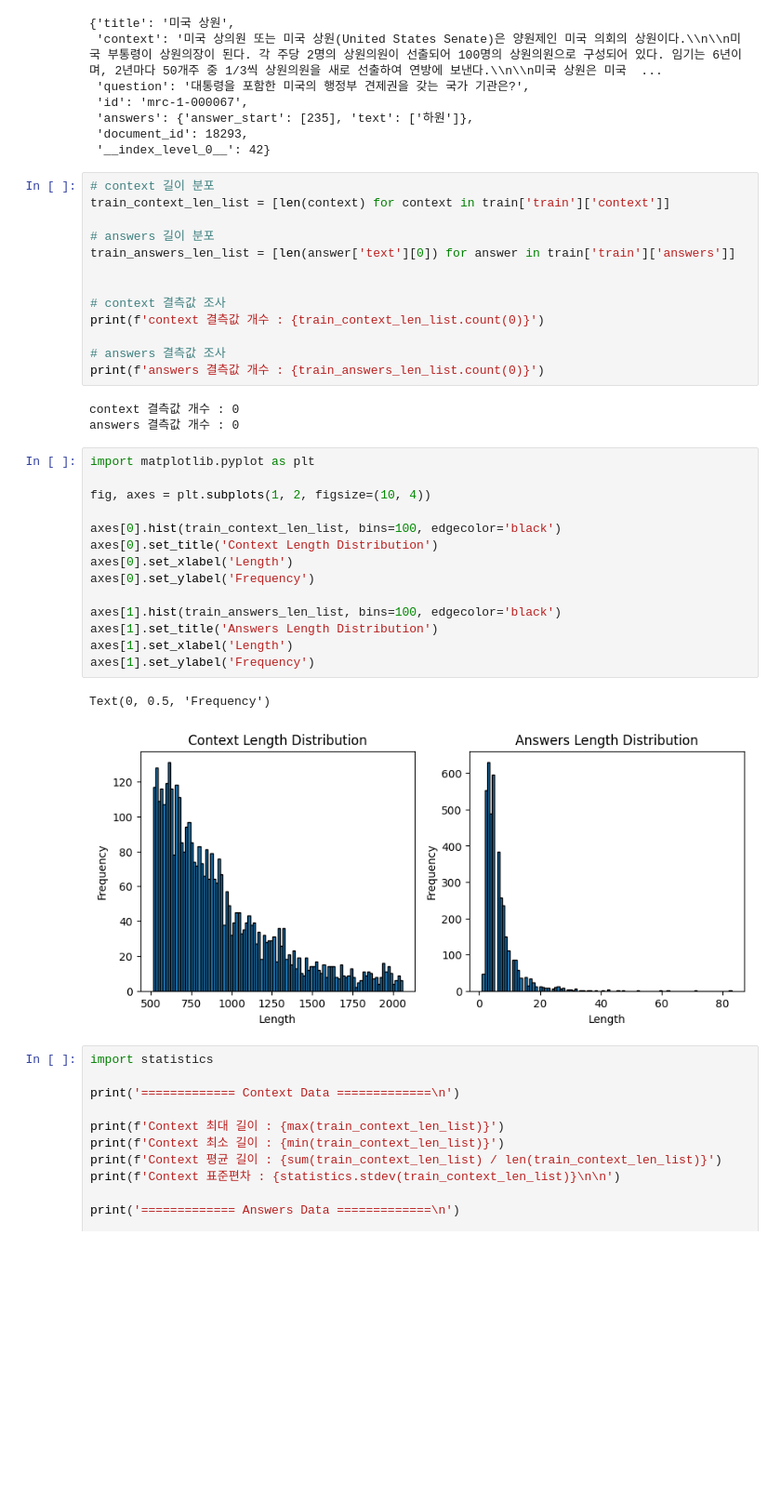
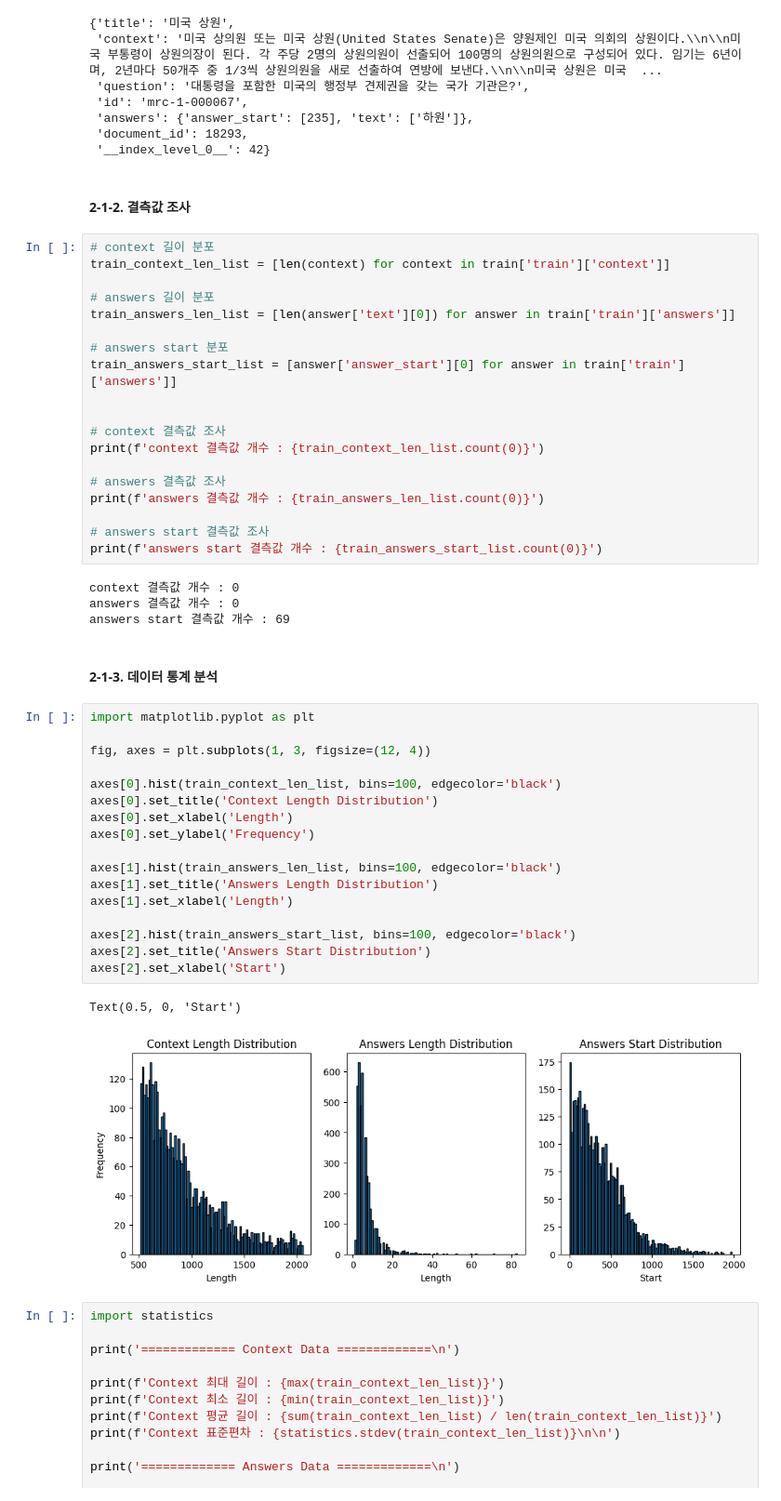
Before and after one commit to boostcampaitech7/level2-mrc-nlp-10, a Jupyter notebook: EDA.ipynb, the cells around one changed output. Shown at 93% size. Saved outputs shown, nothing was run; the diff lists cells and outputs as text; blank space fills up the shorter version.

```diff
--- a/EDA.ipynb
+++ b/EDA.ipynb
@@ -54,6 +58,8 @@ train['train'][0]
  'answers': {'answer_start': [235], 'text': ['하원']},
  'document_id': 18293,
  '__index_level_0__': 42}
+# %% [markdown]
+#### 2-1-2. 결측값 조사
 # %%
 # context 길이 분포
 train_context_len_list = [len(context) for context in train['train']['context']]
@@ -61,32 +67,44 @@ train_context_len_list = [len(context) for context in train['train']['context']]
 # answers 길이 분포
 train_answers_len_list = [len(answer['text'][0]) for answer in train['train']['answers']]
 
+# answers start 분포
+train_answers_start_list = [answer['answer_start'][0] for answer in train['train']['answers']]
+
 
 # context 결측값 조사
 print(f'context 결측값 개수 : {train_context_len_list.count(0)}')
 
 # answers 결측값 조사
 print(f'answers 결측값 개수 : {train_answers_len_list.count(0)}')
+
+# answers start 결측값 조사
+print(f'answers start 결측값 개수 : {train_answers_start_list.count(0)}')
 # %% [output]
 context 결측값 개수 : 0
 answers 결측값 개수 : 0
+answers start 결측값 개수 : 69
+# %% [markdown]
+#### 2-1-3. 데이터 통계 분석
 # %%
 import matplotlib.pyplot as plt
 
-fig, axes = plt.subplots(1, 2, figsize=(10, 4))
+fig, axes = plt.subplots(1, 3, figsize=(12, 4))
 
 axes[0].hist(train_context_len_list, bins=100, edgecolor='black')
 axes[0].set_title('Context Length Distribution')
 axes[0].set_xlabel('Length')
 axes[0].set_ylabel('Frequency')
 
 axes[1].hist(train_answers_len_list, bins=100, edgecolor='black')
 axes[1].set_title('Answers Length Distribution')
 axes[1].set_xlabel('Length')
-axes[1].set_ylabel('Frequency')
+
+axes[2].hist(train_answers_start_list, bins=100, edgecolor='black')
+axes[2].set_title('Answers Start Distribution')
+axes[2].set_xlabel('Start')
 # %% [output]
-Text(0, 0.5, 'Frequency')
+Text(0.5, 0, 'Start')
-[figure, old version]
+[figure, new version]
 # %%
 import statistics
 
```
Also changed, not shown: parts of 19 cells of this notebook.
